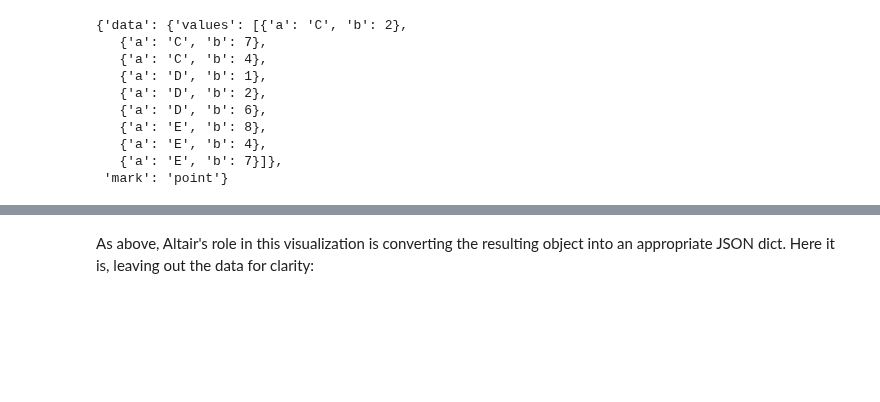
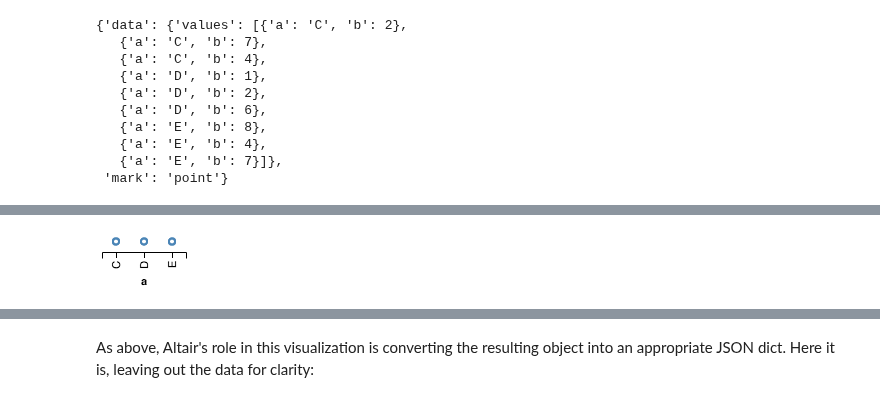
Before and after one commit to vega/altair, a Jupyter notebook: notebooks/Introduction.ipynb, the cells around one changed output, grey strips where cells are left out. Saved outputs shown, nothing was run; the diff lists cells and outputs as text; code cells hidden in the pictures; blank space fills up the shorter version.

```diff
--- a/notebooks/Introduction.ipynb
+++ b/notebooks/Introduction.ipynb
@@ -76,0 +133,3 @@ For example, we can start by mapping the ``y`` axis of the chart to column ``a``
+# %%
+Chart(data).mark_point().encode(x='a:N')
+# %% [output]
@@ -76,0 +137 @@ For example, we can start by mapping the ``y`` axis of the chart to column ``a``
+[figure, added]
```
Also changed, not shown: parts of 36 cells of this notebook, 1 other file.
